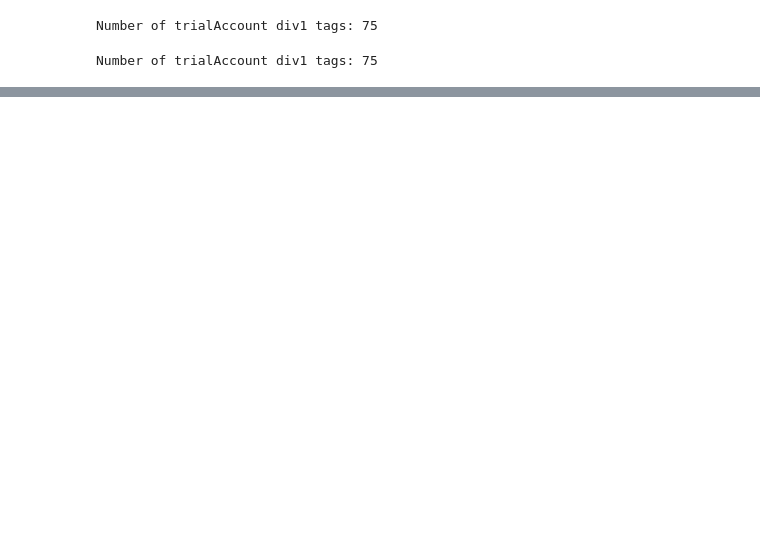
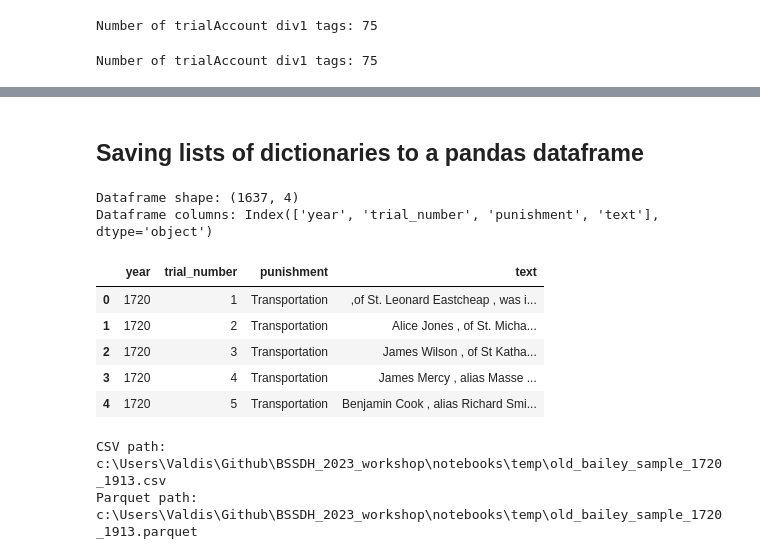
Before and after one commit to ValRCS/BSSDH_2023_workshop, a Jupyter notebook: notebooks/day1_part1.ipynb, the cells around one changed output, grey strips where cells are left out. Saved outputs shown, nothing was run; the diff lists cells and outputs as text; code cells hidden in the pictures; blank space fills up the shorter version.

Commit message:
Save day 1 part 1

```diff
--- a/notebooks/day1_part1.ipynb
+++ b/notebooks/day1_part1.ipynb
@@ -547,0 +712,16 @@ Number of trialAccount div1 tags: 75
+# %%
+# now let's make a function that takes file name and returns all trial data
+def get_all_trial_data(file_name):
+    # first we will parse the xml file
+    tree = ET.parse(file_name)
+    root = tree.getroot()
+    # then we will get all trialAccount div1 tags
+    trial_accounts = [div1 for div1 in root.findall(".//div1[@type='trialAccount']")]
+    # then we will get all trial data
+    return get_list_of_trial_data(trial_accounts, file_name)
+
+# let's test on first file
+also_all_trial_data = get_all_trial_data(xml_files[0])
+print("Number of trials:", len(also_all_trial_data))
+# print first 5 trials
+print("First 5 trials:", *also_all_trial_data[:5], sep="\n") # i unrolled the first 5 trials with * and separated them with new line
@@ -547,0 +740,14 @@ Number of trialAccount div1 tags: 75
+# %%
+# let's write a function that will take a list of file names and return all trial data
+def get_all_trial_data_from_list(file_names):
+    trial_data = []
+    for file_name in tqdm(file_names): # tqdm is optional for showing progress bar
+        trial_data.extend(get_all_trial_data(file_name)) # get_all_trial_data returns a list so we will extend our trial_data list with that list
+    return trial_data
+
+# let's test it on all xml files that we have
+all_trial_data = get_all_trial_data_from_list(xml_files)
+print("Number of trials:", len(all_trial_data))
+# print random selection of 5 trials
+random.seed(42) # set random seed so we get the same random selection every time
+print("Random 5 trials:", *random.sample(all_trial_data, 5), sep="\n") # i unrolled the first 5 trials with * and separated them with new line
@@ -547,0 +762,42 @@ Number of trialAccount div1 tags: 75
+# %% [markdown]
+## Saving lists of dictionaries to a pandas dataframe
+# %%
+# lists of dictionaries are very easy to save in pandas as dataframe table
+# keys of dictionaries will be columns of the dataframe
+# values of dictionaries will be rows of the dataframe
+df = pd.DataFrame(all_trial_data)
+print("Dataframe shape:", df.shape)
+print("Dataframe columns:", df.columns)
+# first 5 rows of dataframe
+df.head()
+# %% [output]
+Dataframe shape: (1637, 4)
+Dataframe columns: Index(['year', 'trial_number', 'punishment', 'text'], dtype='object')
+|  | year | trial_number | punishment | text |
+| 0 | 1720 | 1 | Transportation | ,of St. Leonard Eastcheap , was i... |
+| 1 | 1720 | 2 | Transportation | Alice Jones , of St. Micha... |
+| 2 | 1720 | 3 | Transportation | James Wilson , of St Katha... |
+| 3 | 1720 | 4 | Transportation | James Mercy , alias Masse ... |
+| 4 | 1720 | 5 | Transportation | Benjamin Cook , alias Richard Smi... |
+# %%
+# now we want to save the results to csv file and possibly to parquet file
+# parquet files preserve data types and are more efficient than csv files
+# we will use pandas to save the data to csv and parquet files
+# we will use .to_csv() to save the data to csv file
+# we will use .to_parquet() to save the data to parquet file
+
+file_stem = "old_bailey_sample_1720_1913"
+
+# we will use Path() to create a path to our file
+csv_path = Path(Path.cwd() / "temp" / (file_stem + ".csv"))
+print("CSV path:", csv_path)
+# save to csv file
+df.to_csv(csv_path, index=False) # we will use index=False to not save the index column
+
+parquet_path = Path(Path.cwd() / "temp" / (file_stem + ".parquet"))
+print("Parquet path:", parquet_path)
+# save to parquet file
+df.to_parquet(parquet_path, index=False) # we will use index=False to not save the index column
+# %% [output]
+CSV path: c:\Users\Valdis\Github\BSSDH_2023_workshop\notebooks\temp\old_bailey_sample_1720_1913.csv
+Parquet path: c:\Users\Valdis\Github\BSSDH_2023_workshop\notebooks\temp\old_bailey_sample_1720_1913.parquet
```
Also changed, not shown: parts of 15 cells of this notebook.
